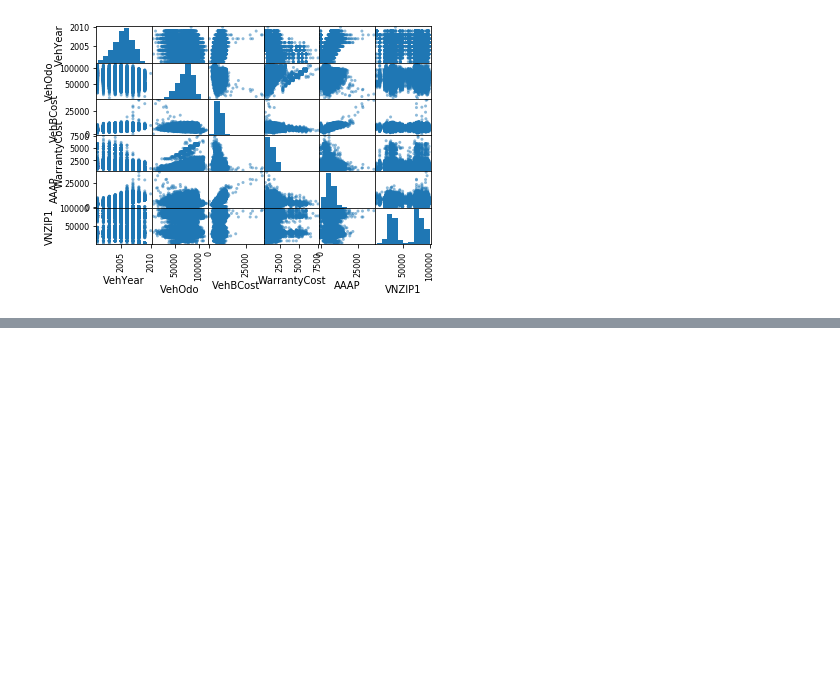
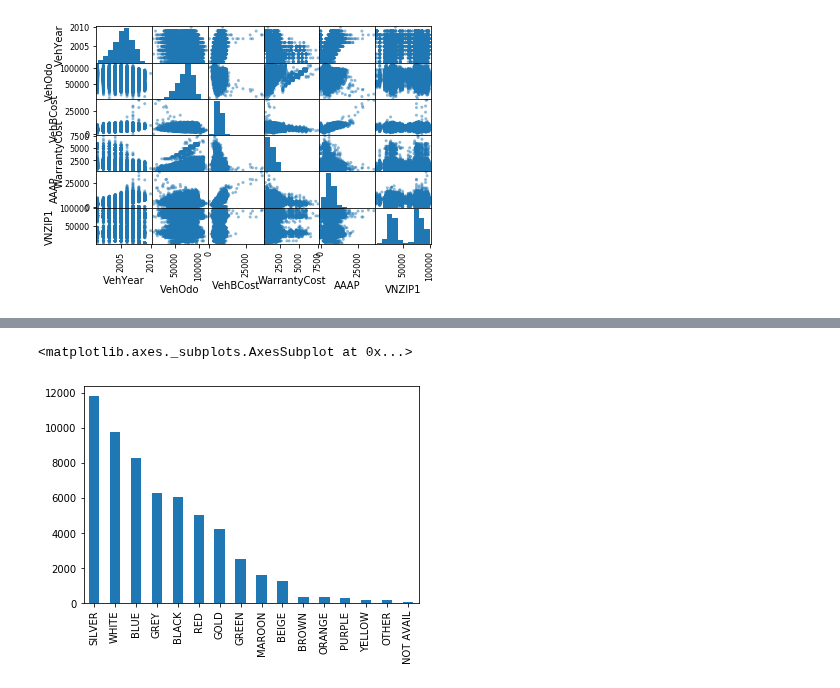
Before and after one commit to andybbruno/DataMining, a Jupyter notebook: DataUnderstanding.ipynb, the cells around one changed output, grey strips where cells are left out. Cells and saved outputs as stored; diff of their text form; code cells hidden in the pictures; blank space fills up the shorter version.

```diff
--- a/DataUnderstanding.ipynb
+++ b/DataUnderstanding.ipynb
@@ -177,0 +212,5 @@ plt.show()
+# %%
+df['Color'].value_counts().plot(kind='bar')
+# %% [output]
+<matplotlib.axes._subplots.AxesSubplot at 0x...>
+[figure, added]
```
Also changed, not shown: parts of 3 cells of this notebook, 1 other file.
